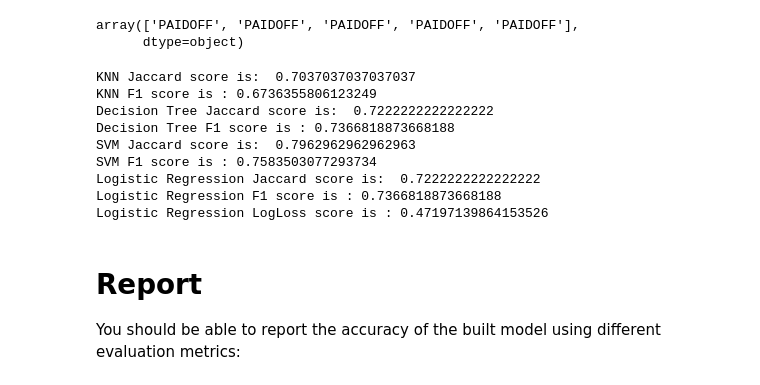
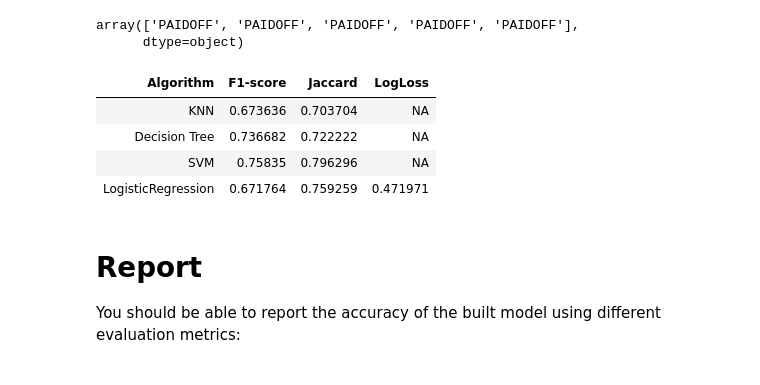
Before and after one commit to Greggit17/coursera-capstone-project, a Jupyter notebook: IBM Machine Learning.ipynb, the cells around one changed output. Cells and saved outputs as stored; diff of their text form; code cells hidden in the pictures.

```diff
--- a/IBM Machine Learning.ipynb
+++ b/IBM Machine Learning.ipynb
@@ -450,40 +472,58 @@ test_y[0:5]
 array(['PAIDOFF', 'PAIDOFF', 'PAIDOFF', 'PAIDOFF', 'PAIDOFF'],
       dtype=object)
 # %%
+#results = {'Algorithm':['KNN','Decision Tree','SVM','LogisticRegression'],
+            # 'Jaccard':['NA,','NA','NA','NA'],
+             # 'F1-score':['NA,','NA','NA','NA'],
+              #'LogLoss':['NA,','NA','NA','NA']}
+
+results ={}
+
+algo_result = pd.DataFrame(results)
+
+
 #Running the KNN evaluation metrics
 yhat_KNN=clf.predict(test_X)
-print("KNN Jaccard score is: ", jaccard_similarity_score(test_y, yhat_KNN))
-print("KNN F1 score is :", f1_score(test_y, yhat_KNN, average = 'weighted'))
 
+algo_result = algo_result.append({'Algorithm': 'KNN',
+                        'Jaccard':   jaccard_similarity_score(test_y, yhat_KNN),
+                        'F1-score':  f1_score(test_y, yhat_KNN, average='weighted'),
+                        'LogLoss':   'NA'}, ignore_index=True)
 
 #Running the Decision Tree evaluation metrics
 loanpredTree_test = loanTree.predict(test_X)
-print("Decision Tree Jaccard score is: ", jaccard_similarity_score(test_y, loanpredTree_test))
-print("Decision Tree F1 score is :", f1_score(test_y, loanpredTree_test, average = 'weighted'))
 
+algo_result = algo_result.append({'Algorithm': 'Decision Tree',
+                        'Jaccard':   jaccard_similarity_score(test_y, loanpredTree_test),
+                        'F1-score':  f1_score(test_y, loanpredTree_test, average='weighted'),
+                        'LogLoss':   'NA'}, ignore_index=True)
 
 #Running the SVM evaluation metrics
 yhat_SVM = loanS.predict(test_X)
-print("SVM Jaccard score is: ", jaccard_similarity_score(test_y, yhat_SVM))
-print("SVM F1 score is :", f1_score(test_y, yhat_SVM, average = 'weighted'))
 
+algo_result = algo_result.append({'Algorithm': 'SVM',
+                        'Jaccard':   jaccard_similarity_score(test_y, yhat_SVM),
+                        'F1-score':  f1_score(test_y, yhat_SVM, average='weighted'),
+                        'LogLoss':   'NA'}, ignore_index=True)
 
 #Running the Logistic Regression evaluation metrics
 yhatLR_test = LR.predict(test_X)
 yhat_prob_test = LR.predict_proba(test_X)
-print("Logistic Regression Jaccard score is: ", jaccard_similarity_score(test_y, loanpredTree_test))
-print("Logistic Regression F1 score is :", f1_score(test_y, loanpredTree_test, average = 'weighted'))
-print("Logistic Regression LogLoss score is :", log_loss(test_y, yhat_prob_test))
+
+algo_result = algo_result.append({'Algorithm': 'LogisticRegression',
+                        'Jaccard':   jaccard_similarity_score(test_y, yhatLR_test),
+                        'F1-score':  f1_score(test_y, yhatLR_test, average='weighted'),
+                        'LogLoss':  log_loss(test_y, yhat_prob_test)}, ignore_index=True)
+
+
+
+algo_result.style.hide_index()
 # %% [output]
-KNN Jaccard score is:  0.7037037037037037
-KNN F1 score is : 0.6736355806123249
-Decision Tree Jaccard score is:  0.7222222222222222
-Decision Tree F1 score is : 0.7366818873668188
-SVM Jaccard score is:  0.7962962962962963
-SVM F1 score is : 0.7583503077293734
-Logistic Regression Jaccard score is:  0.7222222222222222
-Logistic Regression F1 score is : 0.7366818873668188
-Logistic Regression LogLoss score is : 0.47197139864153526
+| Algorithm | F1-score | Jaccard | LogLoss |
+| KNN | 0.673636 | 0.703704 | NA |
+| Decision Tree | 0.736682 | 0.722222 | NA |
+| SVM | 0.75835 | 0.796296 | NA |
+| LogisticRegression | 0.671764 | 0.759259 | 0.471971 |
 # %% [markdown]
 # Report
 You should be able to report the accuracy of the built model using different evaluation metrics:
```
Also changed, not shown: parts of 6 cells of this notebook.
